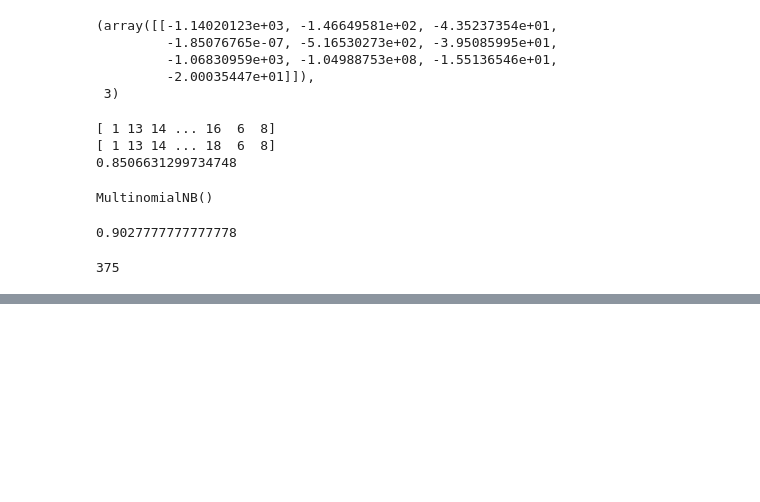
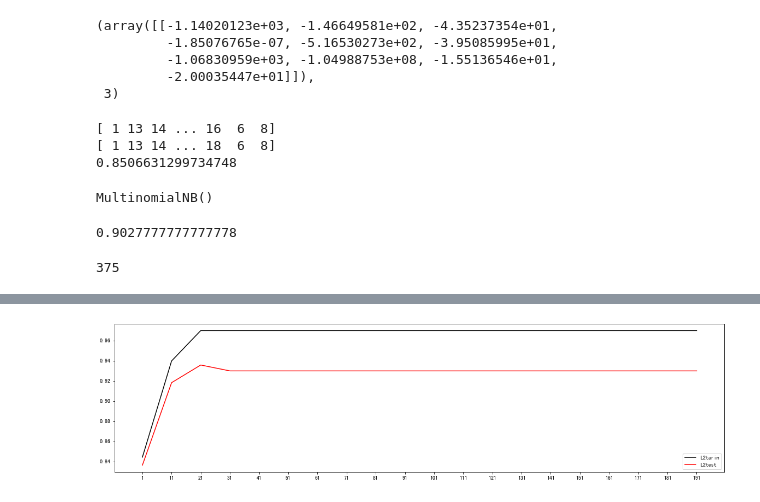
Before and after one commit to yscs2020/2021_to_improve, a Jupyter notebook: 202107/ml_algorithm/KNN.ipynb, the cells around one changed output, grey strips where cells are left out. Drawn from its saved outputs; the diff is of its cells as text; code cells hidden in the pictures; blank space fills up the shorter version.

```diff
--- a/202107/ml_algorithm/KNN.ipynb
+++ b/202107/ml_algorithm/KNN.ipynb
@@ -497,3 +497,25 @@ print(lrl2.coef_)
    0.14843562 -0.09829809 -0.00296733 -0.03206348 -0.04489054 -0.0116264
   -0.01092083 -0.00296699  0.90658485 -0.38436811 -0.16465437 -0.01893247
   -0.05924079 -0.47104987 -0.58606837 -0.17257341 -0.14305855 -0.04546251]]
+# %%
+from sklearn.metrics import accuracy_score
+import matplotlib.pyplot as plt
+l2 = []
+l2_test = []
+x_train,x_test,y_train,y_test = train_test_split(X,y,test_size=0.3,random_state=420)
+for i in np.arange(1,201,10):
+    lrl2 = LR(penalty='l2',solver='liblinear',C=0.9,max_iter=i)
+    lrl2.fit(x_train,y_train)
+    l2.append(accuracy_score(lrl2.predict(x_train),y_train))
+    l2_test.append(accuracy_score(lrl2.predict(x_test),y_test))
+graph = [l2,l2_test]
+color = ['black','red']
+label = ['L2tarin','L2test']
+plt.figure(figsize=(20,5))
+for i in range(len(graph)):
+    plt.plot(np.arange(1,201,10),graph[i],color[i],label=label[i])
+plt.legend(loc=4)
+plt.xticks(np.arange(1,201,10))
+plt.show()
+# %% [output]
+[figure, added]
```
Also changed, not shown: parts of 1 cell of this notebook.
